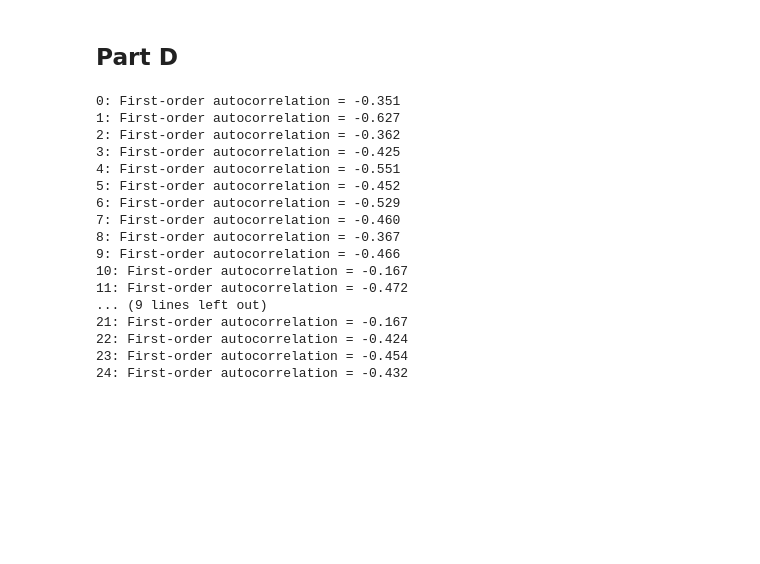
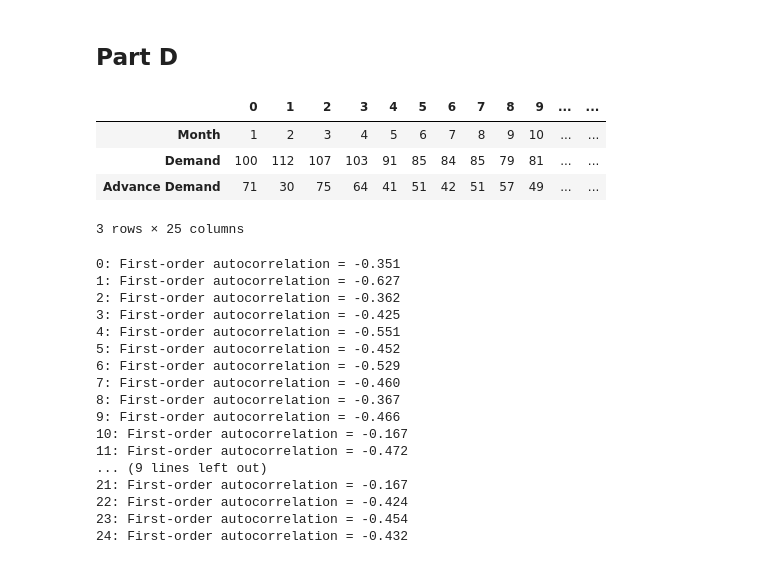
Before and after one commit to lucas-ben/mba-business-analytics, a Jupyter notebook: courses/predictive-modelling/assignment_one.ipynb, the cells around one changed output. Saved outputs shown, nothing was run; the diff lists cells and outputs as text; code cells hidden in the pictures; blank space fills up the shorter version.

```diff
--- a/courses/predictive-modelling/assignment_one.ipynb
+++ b/courses/predictive-modelling/assignment_one.ipynb
@@ -293,11 +293,18 @@ Test Set MAPE: 0.00%
 # %%
 data = {
     'Month': [1, 2, 3, 4, 5, 6, 7, 8, 9, 10, 11, 12, 13, 14, 15, 16, 17, 18, 19, 20, 21, 22, 23, 24, 25],
     'Demand': [100, 112, 107, 103, 91, 85, 84, 85, 79, 81, 134, 86, 99, 89, 111, 114, 118, 163, 193, 143, 144, 202, 158, 160, 144],
     'Advance Demand': [71, 30, 75, 64, 41, 51, 42, 51, 57, 49, 134, 52, 99, 56, 81, 79, 73, 163, 193, 99, 91, 202, 105, 101, 96]
 }
 data = pd.DataFrame(data)
 transposed_data = data.T
+transposed_data
+# %% [output]
+|  | 0 | 1 | 2 | 3 | 4 | 5 | 6 | 7 | 8 | 9 | ... | ... |
+| Month | 1 | 2 | 3 | 4 | 5 | 6 | 7 | 8 | 9 | 10 | ... | ... |
+| Demand | 100 | 112 | 107 | 103 | 91 | 85 | 84 | 85 | 79 | 81 | ... | ... |
+| Advance Demand | 71 | 30 | 75 | 64 | 41 | 51 | 42 | 51 | 57 | 49 | ... | ... |
+3 rows × 25 columns
 # %%
 if isinstance(transposed_data, pd.DataFrame):
     for col in transposed_data.columns:
```
Also changed, not shown: parts of 6 cells of this notebook.
